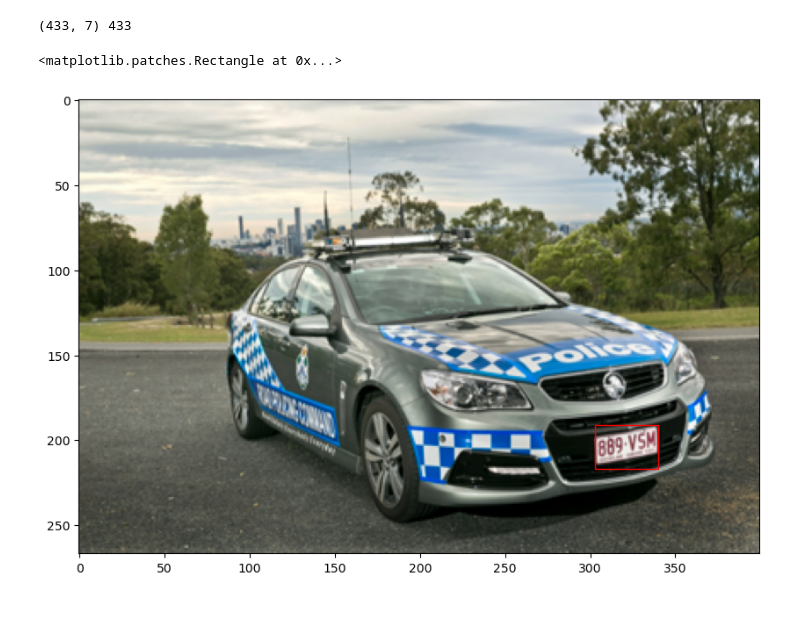
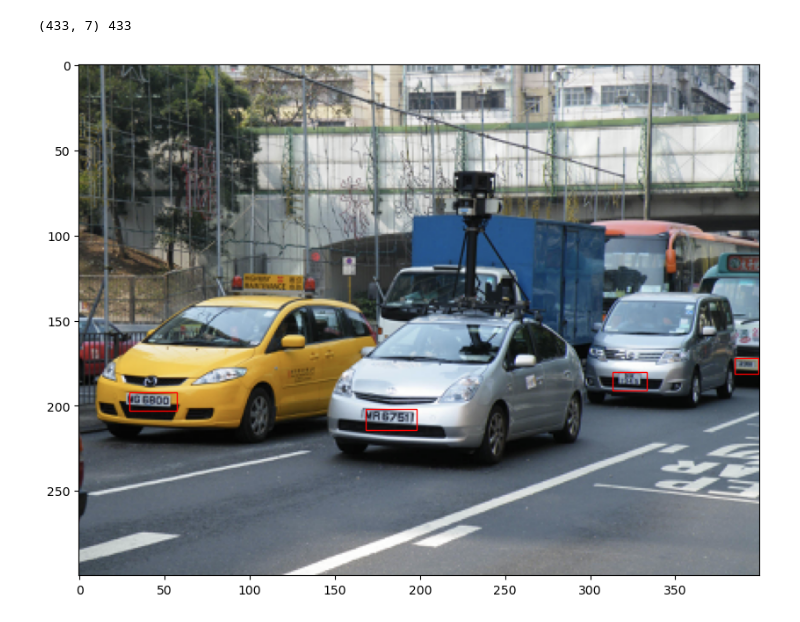
Before and after one commit to mbnczy/LicensePlateDetection, a Jupyter notebook: dataprep.ipynb, the cells around one changed output. Cells and saved outputs as stored; diff of their text form; code cells hidden in the pictures.

Commit message:
multiple bboxes on one image

```diff
--- a/dataprep.ipynb
+++ b/dataprep.ipynb
@@ -60,33 +60,36 @@ with open(annotations_paths[400]) as a:
     </object>
 </annotation>
 # %%
-df_cols = ["id","image_width","image_height","bbox_xmin","bbox_ymin","bbox_xmax","bbox_ymax"]
+df_cols = ["img_id","image_width","image_height","bbox_xmin","bbox_ymin","bbox_xmax","bbox_ymax"]
 df_rows = []
 
 for annot_path in annotations_paths:
     xroot = et.parse(annot_path).getroot()
     xsize = xroot.find("size")
-    xbbox = xroot.find("object").find("bndbox")
 
-    id = xroot.find("filename").text[4::].replace(".png","")
-    print(id)
+    i = xroot.find("filename").text[4::].replace(".png","")
+    print(i)
     image_width = xsize.find("width").text
     image_height = xsize.find("height").text
 
-    bbox_xmin = xbbox.find("xmin").text
-    bbox_ymin = xbbox.find("ymin").text
-    bbox_xmax = xbbox.find("xmax").text
-    bbox_ymax = xbbox.find("ymax").text
+    xbbox = xroot.find("object").find("bndbox")
 
-    df_rows.append({"id": id, "image_width": image_width, "image_height":image_height,
+    for obj in xroot.findall("object"):
+        bbox = obj.find("bndbox")
+        bbox_xmin = bbox.find("xmin").text
+        bbox_ymin = bbox.find("ymin").text
+        bbox_xmax = bbox.find("xmax").text
+        bbox_ymax = bbox.find("ymax").text
+
+        df_rows.append({"img_id": i, "image_width": image_width, "image_height":image_height,
                 "bbox_xmin": bbox_xmin, "bbox_ymin": bbox_ymin,
                 "bbox_xmax": bbox_xmax, "bbox_ymax": bbox_ymax})
 
-    del xroot, xsize,xbbox, id,image_width,image_height,bbox_xmax,bbox_xmin,bbox_ymax,bbox_ymin
+    del xroot, xsize,xbbox, i,image_width,image_height,bbox_xmax,bbox_xmin,bbox_ymax,bbox_ymin
     gc.collect()
 
 df = pd.DataFrame(df_rows, columns=df_cols)
-df
+df.tail()
 # %% [output]
 0
 1
@@ -123,21 +119,20 @@ print(df.shape,df['id'].nunique())
 # %% [output]
 (433, 7) 433
 # %%
-id = 400
-img = plt.imread(images_paths[id])
+img_id = 330
+img = plt.imread(images_paths[img_id])
 fig, ax = plt.subplots(figsize=(10,8))
 ax.imshow(img)
 
-rect = patches.Rectangle(
-        (int(df.loc[id, 'bbox_xmin']), int(df.loc[id, 'bbox_ymin'])),
-        int(df.loc[id, 'bbox_xmax']) - int(df.loc[id, 'bbox_xmin']),
-        int(df.loc[id, 'bbox_ymax']) - int(df.loc[id, 'bbox_ymin']),
+df_ids = df[df['img_id'] == str(img_id)].index
+for i in range(len(df_ids)):
+    ax.add_patch(patches.Rectangle(
+        (int(df.loc[df_ids[i], 'bbox_xmin']), int(df.loc[df_ids[i], 'bbox_ymin'])),
+        int(df.loc[df_ids[i], 'bbox_xmax']) - int(df.loc[df_ids[i], 'bbox_xmin']),
+        int(df.loc[df_ids[i], 'bbox_ymax']) - int(df.loc[df_ids[i], 'bbox_ymin']),
         linewidth=1,
         edgecolor='r',
         facecolor='none'
-    )
-
-ax.add_patch(rect)
+    ))
 # %% [output]
-<matplotlib.patches.Rectangle at 0x...>
-[figure, old version]
+[figure, new version]
```
Also changed, not shown: parts of 1 cell of this notebook.
